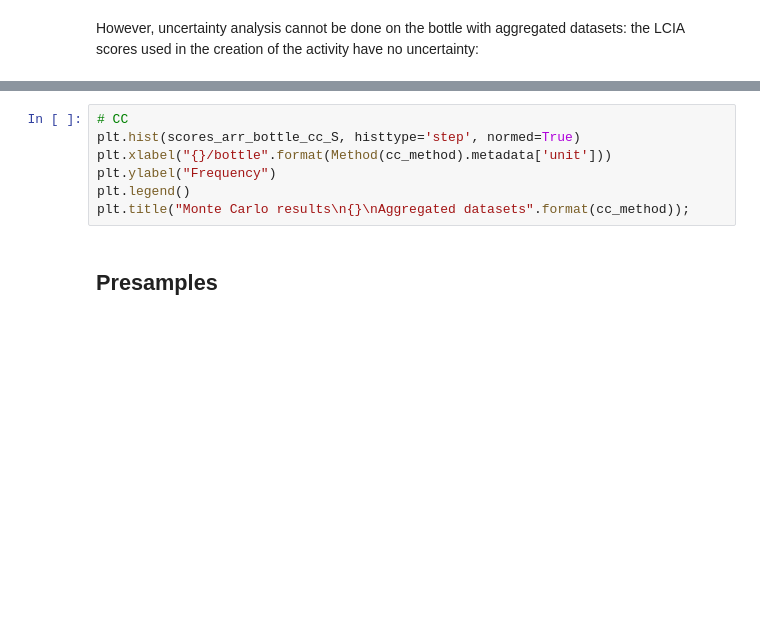
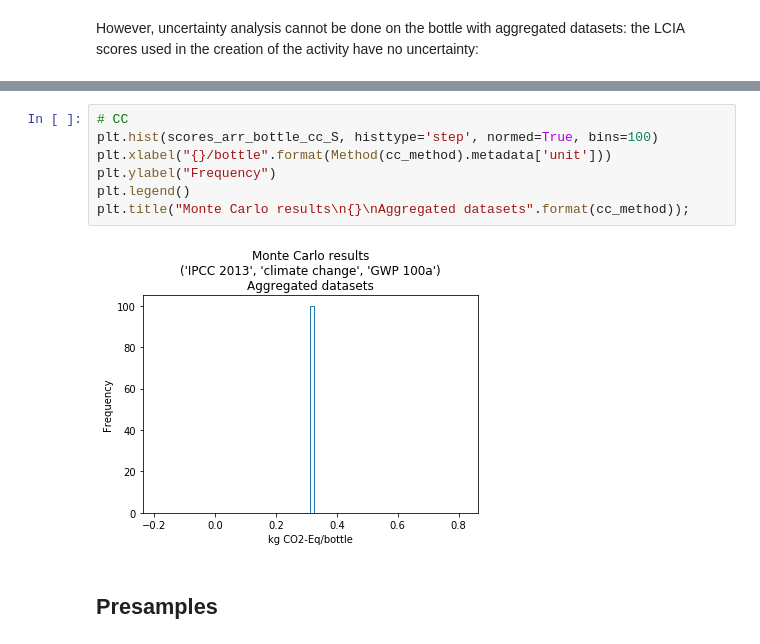
Before and after one commit to PascalLesage/database_wide_monte_carlo, a Jupyter notebook: examples/Using precalculated samples - within Brightway2 environment.ipynb, the cells around one changed output, grey strips where cells are left out. Saved outputs shown, nothing was run; the diff lists cells and outputs as text; blank space fills up the shorter version.

```diff
--- a/examples/Using precalculated samples - within Brightway2 environment.ipynb
+++ b/examples/Using precalculated samples - within Brightway2 environment.ipynb
@@ -330,10 +431,12 @@ scores_arr_bottle_cc_S
 # %%
 # CC
-plt.hist(scores_arr_bottle_cc_S, histtype='step', normed=True)
+plt.hist(scores_arr_bottle_cc_S, histtype='step', normed=True, bins=100)
 plt.xlabel("{}/bottle".format(Method(cc_method).metadata['unit']))
 plt.ylabel("Frequency")
 plt.legend()
 plt.title("Monte Carlo results\n{}\nAggregated datasets".format(cc_method));
+# %% [output]
+[figure, added]
 # %% [markdown]
 ## Presamples
 # %% [markdown]
```
Also changed, not shown: parts of 48 cells of this notebook.
